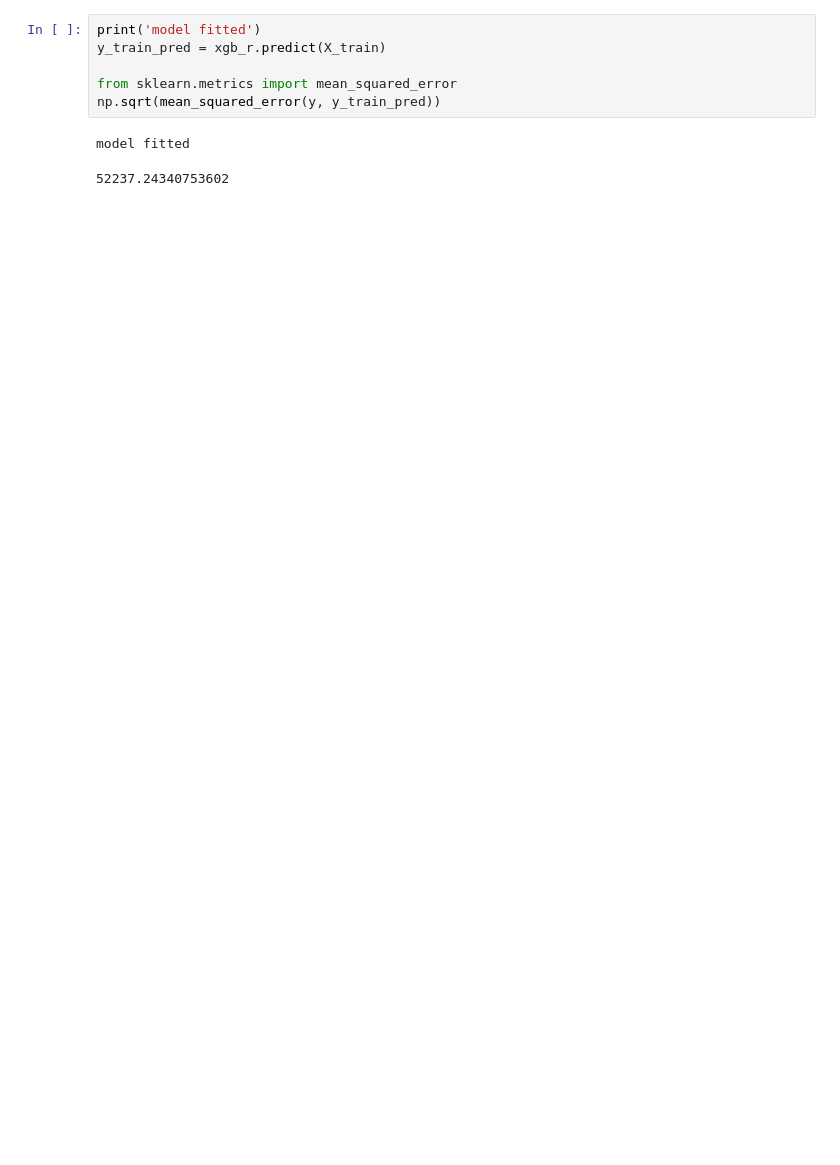
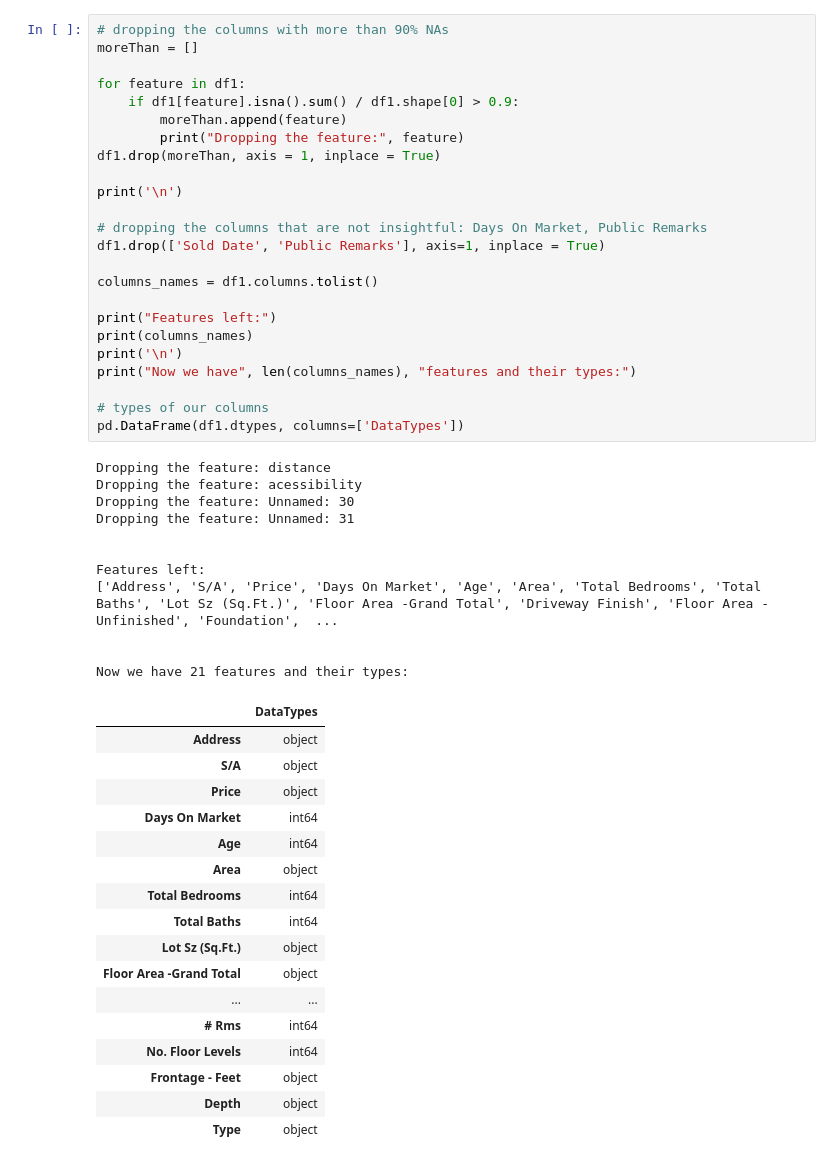
Before and after one commit to tishkhanyan/Canadian_market_property_appraisal, a Jupyter notebook: 1. baseline_solution.ipynb, the cells around one changed output. Saved outputs shown, nothing was run; the diff lists cells and outputs as text; blank space fills up the shorter version.

```diff
--- a/1. baseline_solution.ipynb
+++ b/1. baseline_solution.ipynb
@@ -109,9 +36,53 @@ StackingRegressor(estimators=[('lr1',
-# %%
-print('model fitted')
-y_train_pred = xgb_r.predict(X_train)
-
-from sklearn.metrics import mean_squared_error
-np.sqrt(mean_squared_error(y, y_train_pred))
-# %% [output]
-model fitted
-52237.24340753602
+# %%
+# dropping the columns with more than 90% NAs
+moreThan = []
+
+for feature in df1:
+    if df1[feature].isna().sum() / df1.shape[0] > 0.9:
+        moreThan.append(feature)
+        print("Dropping the feature:", feature)
+df1.drop(moreThan, axis = 1, inplace = True)
+
+print('\n')
+
+# dropping the columns that are not insightful: Days On Market, Public Remarks
+df1.drop(['Sold Date', 'Public Remarks'], axis=1, inplace = True)
+
+columns_names = df1.columns.tolist()
+
+print("Features left:")
+print(columns_names)
+print('\n')
+print("Now we have", len(columns_names), "features and their types:")
+
+# types of our columns
+pd.DataFrame(df1.dtypes, columns=['DataTypes'])
+# %% [output]
+Dropping the feature: distance
+Dropping the feature: acessibility
+Dropping the feature: Unnamed: 30
+Dropping the feature: Unnamed: 31
+
+
+Features left:
+['Address', 'S/A', 'Price', 'Days On Market', 'Age', 'Area', 'Total Bedrooms', 'Total Baths', 'Lot Sz (Sq.Ft.)', 'Floor Area -Grand Total', 'Driveway Finish', 'Floor Area - Unfinished', 'Foundation',  ...
+
+
+Now we have 21 features and their types:
+|  | DataTypes |
+| Address | object |
+| S/A | object |
+| Price | object |
+| Days On Market | int64 |
+| Age | int64 |
+| Area | object |
+| Total Bedrooms | int64 |
+| Total Baths | int64 |
+| Lot Sz (Sq.Ft.) | object |
+| Floor Area -Grand Total | object |
+| ... | ... |
+| # Rms | int64 |
+| No. Floor Levels | int64 |
+| Frontage - Feet | object |
+| Depth | object |
+| Type | object |
```
Also changed, not shown: parts of 22 cells of this notebook.
